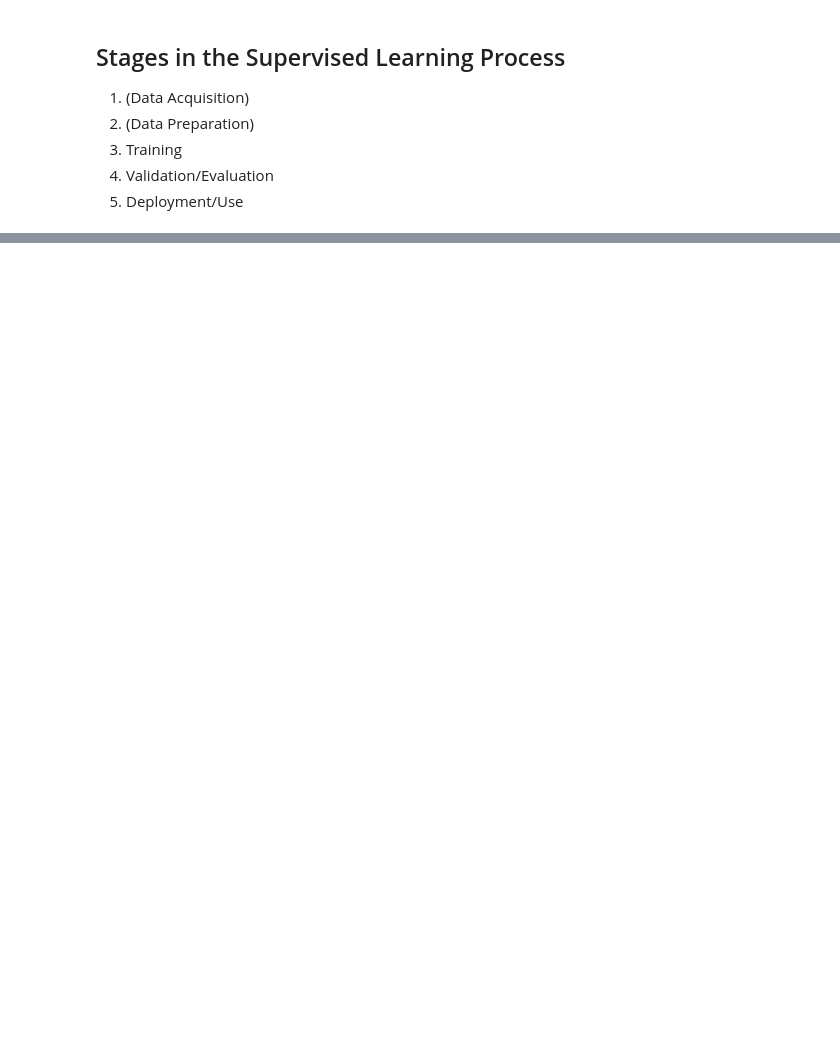
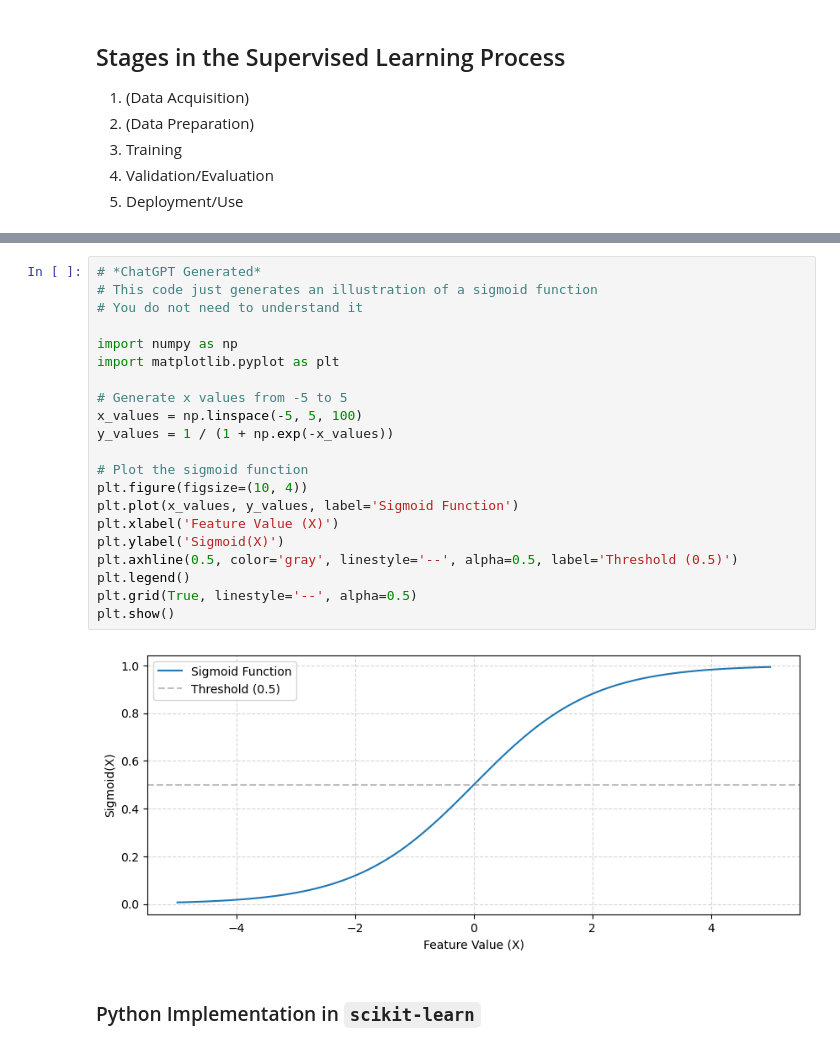
Before and after one commit to stuartbowyer/teaching.bowyer.github.io, a Jupyter notebook: SDSAI/4/Supervised_Learning.ipynb, the cells around one changed output, grey strips where cells are left out. Saved outputs shown, nothing was run; the diff lists cells and outputs as text; blank space fills up the shorter version.

```diff
--- a/SDSAI/4/Supervised_Learning.ipynb
+++ b/SDSAI/4/Supervised_Learning.ipynb
@@ -106,0 +427,25 @@ Demonstrate explain why these are helpful
+# %%
+# *ChatGPT Generated*
+# This code just generates an illustration of a sigmoid function
+# You do not need to understand it
+
+import numpy as np
+import matplotlib.pyplot as plt
+
+# Generate x values from -5 to 5
+x_values = np.linspace(-5, 5, 100)
+y_values = 1 / (1 + np.exp(-x_values))
+
+# Plot the sigmoid function
+plt.figure(figsize=(10, 4))
+plt.plot(x_values, y_values, label='Sigmoid Function')
+plt.xlabel('Feature Value (X)')
+plt.ylabel('Sigmoid(X)')
+plt.axhline(0.5, color='gray', linestyle='--', alpha=0.5, label='Threshold (0.5)')
+plt.legend()
+plt.grid(True, linestyle='--', alpha=0.5)
+plt.show()
+# %% [output]
+[figure, added]
+# %% [markdown]
+### Python Implementation in `scikit-learn`
```
Also changed, not shown: parts of 101 cells of this notebook, 11 other files.
